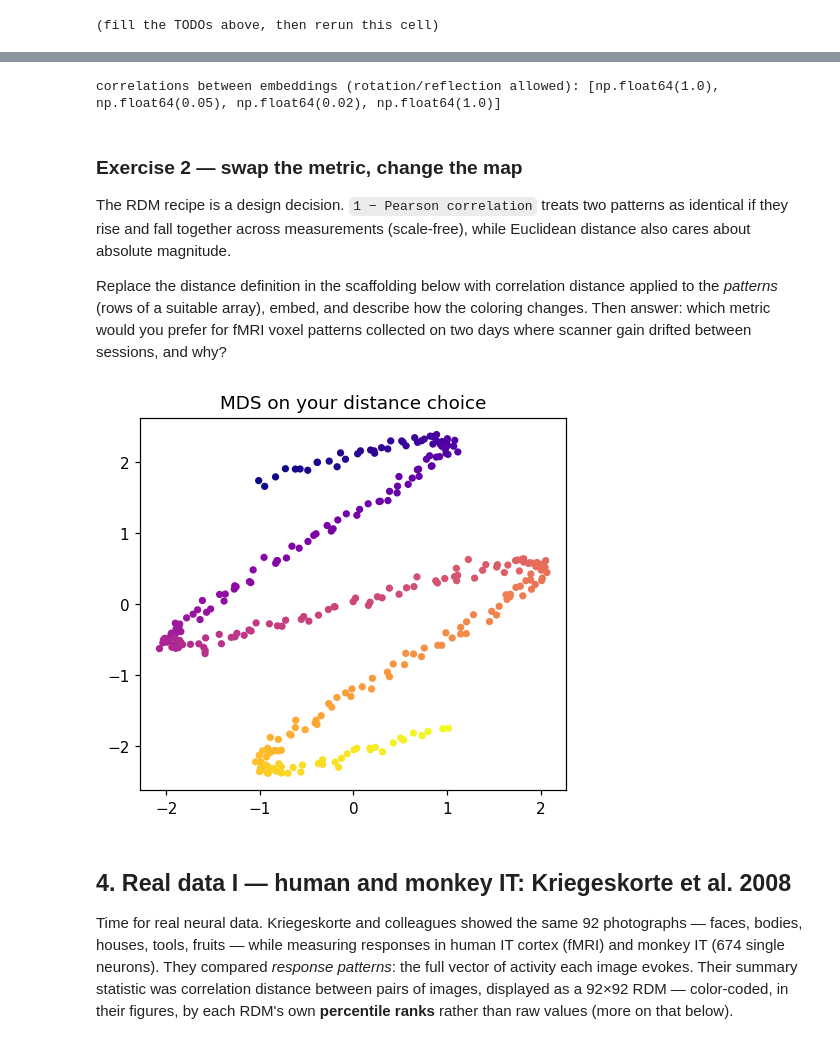
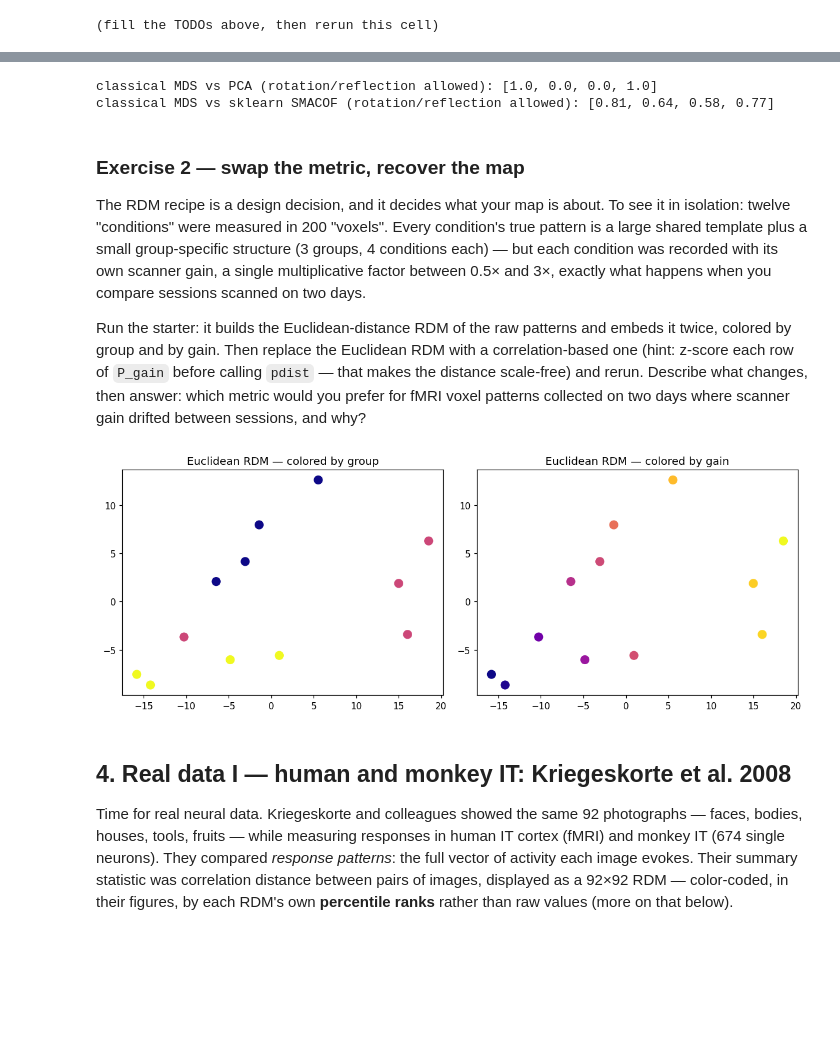
Before and after one commit to qihongl/NS5007-week5, a Jupyter notebook: pca_mds.ipynb, the cells around one changed output, grey strips where cells are left out. Drawn from its saved outputs; the diff is of its cells as text; code cells hidden in the pictures; blank space fills up the shorter version.

```diff
--- a/pca_mds.ipynb
+++ b/pca_mds.ipynb
@@ -277,37 +244,54 @@ def classical_mds(D, k=2):
     B = -0.5 * J @ D2 @ J                     # double-centered Gram matrix
     lam, V = np.linalg.eigh(B)
     top = np.argsort(lam)[::-1][:k]
-    return V[:, top] * np.sqrt(lam[top])
+    return V[:, top] * np.sqrt(np.clip(lam[top], 0, None))  # clip: non-Euclidean RDMs can give small negative eigenvalues
 
-# check ours against sklearn on the swiss roll
+# check ours on the rolled sheet
 D_roll = squareform(pdist(X_roll))
-own = classical_mds(D_roll, 2)
-skl = MDS(n_components=2, dissimilarity='precomputed',
-          random_state=1, normalized_stress='auto').fit_transform(D_roll)
-r_pairs = [abs(np.corrcoef(own[:, i], skl[:, j])[0, 1]).round(2)
-           for i in range(2) for j in range(2)]
-print('correlations between embeddings (rotation/reflection allowed):', r_pairs)
+own  = classical_mds(D_roll, 2)
+pca2 = PCA(2).fit_transform(X_roll)
+skl  = run_mds(D_roll, precomputed=True, seed=1)   # sklearn's iterative SMACOF variant
+for other, name in [(pca2, 'PCA'), (skl, 'sklearn SMACOF')]:
+    r_pairs = [round(float(abs(np.corrcoef(own[:, i], other[:, j])[0, 1])), 2)
+               for i in range(2) for j in range(2)]
+    print(f'classical MDS vs {name} (rotation/reflection allowed):', r_pairs)
+# PCA matches exactly (the cell-13 theorem). SMACOF lands near but not at the
+# classical solution: it minimizes raw stress, a slightly different criterion --
+# a reminder that "MDS" names a family of methods, not one algorithm.
 # %% [output]
-correlations between embeddings (rotation/reflection allowed): [np.float64(1.0), np.float64(0.05), np.float64(0.02), np.float64(1.0)]
+classical MDS vs PCA (rotation/reflection allowed): [1.0, 0.0, 0.0, 1.0]
+classical MDS vs sklearn SMACOF (rotation/reflection allowed): [0.81, 0.64, 0.58, 0.77]
 # %% [markdown]
-### Exercise 2 — swap the metric, change the map
+### Exercise 2 — swap the metric, recover the map
 
-The RDM recipe is a design decision. `1 − Pearson correlation` treats two patterns as identical if they rise and fall together across measurements (scale-free), while Euclidean distance also cares about absolute magnitude.
+The RDM recipe is a design decision, and it decides what your map is about. To see it in isolation: twelve "conditions" were measured in 200 "voxels". Every condition's true pattern is a large shared template plus a small group-specific structure (3 groups, 4 conditions each) — but each condition was recorded with its own scanner gain, a single multiplicative factor between 0.5× and 3×, exactly what happens when you compare sessions scanned on two days.
 
-Replace the distance definition in the scaffolding below with correlation distance applied to the *patterns* (rows of a suitable array), embed, and describe how the coloring changes. Then answer: which metric would you prefer for fMRI voxel patterns collected on two days where scanner gain drifted between sessions, and why?
+Run the starter: it builds the Euclidean-distance RDM of the raw patterns and embeds it twice, colored by group and by gain. Then replace the Euclidean RDM with a correlation-based one (hint: z-score each row of `P_gain` before calling `pdist` — that makes the distance scale-free) and rerun. Describe what changes, then answer: which metric would you prefer for fMRI voxel patterns collected on two days where scanner gain drifted between sessions, and why?
 # %%
+# Starter: Euclidean distances between the raw patterns (run it, then swap the metric)
+rng_ex    = np.random.default_rng(7)
+n_cond, n_vox = 12, 200
+group_of  = np.repeat([0, 1, 2], 4)                   # 3 groups, 4 conditions each
+templates = rng_ex.normal(size=(3, n_vox))            # group-specific structure
+shared    = rng_ex.normal(size=n_vox)                 # large template every condition shares
+true_pats = shared[None, :] + 0.3 * templates[group_of] \
+            + rng_ex.normal(scale=0.2, size=(n_cond, n_vox))
+gain      = rng_ex.uniform(0.5, 3.0, n_cond)          # per-condition scanner gain
+P_gain    = true_pats * gain[:, None]                 # what the 'scanner' hands you
 
-# Starter: Euclidean on raw coordinates (run it, then replace with correlation flavor)
-S_corr = squareform(pdist(X_roll))     # TODO: swap for a correlation-based dissimilarity,
-                                       #       e.g. transform np.corrcoef(X_roll), zero the
-                                       #       diagonal, clip negatives to 0
-emb_corr = MDS(n_components=2, dissimilarity='precomputed',
-               random_state=42, normalized_stress='auto').fit_transform(S_corr)
-plt.figure(figsize=(5, 4.4))
-plt.scatter(emb_corr[:, 0], emb_corr[:, 1], c=t, cmap='plasma', s=14)
-plt.title('MDS on your distance choice');
+S_euc = squareform(pdist(P_gain))                     # TODO: swap for a correlation-based RDM:
+                                                      #       z-score each row of P_gain, then
+                                                      #       pdist again
+emb_ex = run_mds(S_euc, precomputed=True)
+
+fig, axes = plt.subplots(1, 2, figsize=(11, 4.2))
+for ax, col, lab in [(axes[0], group_of, 'colored by group'),
+                     (axes[1], gain, 'colored by gain')]:
+    ax.scatter(emb_ex[:, 0], emb_ex[:, 1], c=col, cmap='plasma', s=80)
+    ax.set_title(f'Euclidean RDM — {lab}')
+plt.tight_layout();
 # %% [output]
-[figure, old version]
+[figure, new version]
 # %% [markdown]
 ## 4. Real data I — human and monkey IT: Kriegeskorte et al. 2008
 
```
Also changed, not shown: parts of 31 cells of this notebook, 8 other files.
